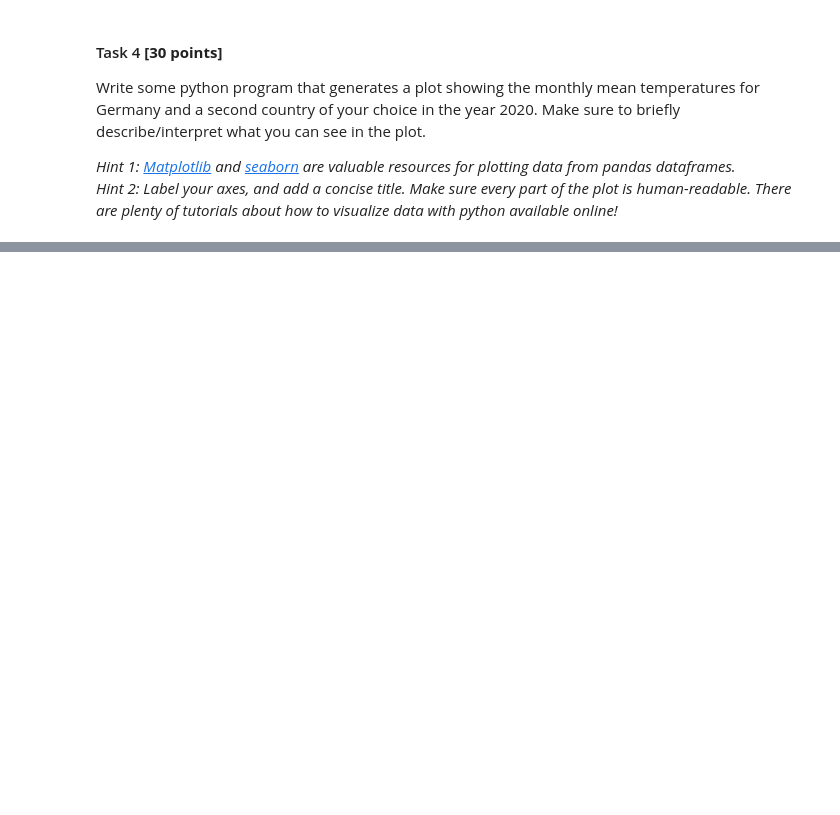
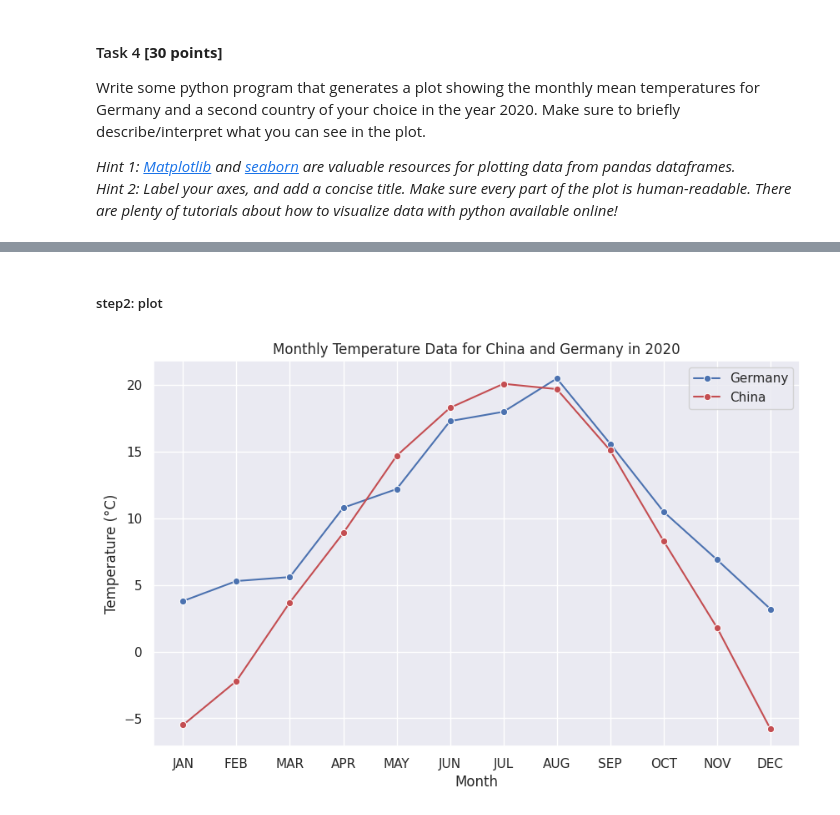
Before and after one commit to CallMeL/ResearchMethod, a Jupyter notebook: RM_A01.ipynb, the cells around one changed output, grey strips where cells are left out. Saved outputs shown, nothing was run; the diff lists cells and outputs as text; code cells hidden in the pictures; blank space fills up the shorter version.

```diff
--- a/RM_A01.ipynb
+++ b/RM_A01.ipynb
@@ -48,3 +50,9 @@ Import the database using appropriate python packages and make sure it has the d
+# %%
+# import packages
+import pandas as pd
+# read file
+path = './data/CRU_data.csv'
+table = pd.read_csv(path)
 # %% [markdown]
 #### Task 2 **[10 points]**
 
@@ -68,0 +156,9 @@ _Hint 2: Label your axes, and add a concise title. Make sure every part of the p
+# %%
+# get the table with only month temperature information
+table_month = table[['COUNTRY', 'YEAR', 'TMP_MEAN_JAN', 'TMP_MEAN_FEB', 'TMP_MEAN_MAR',
+       'TMP_MEAN_APR', 'TMP_MEAN_MAY', 'TMP_MEAN_JUN', 'TMP_MEAN_JUL',
+       'TMP_MEAN_AUG', 'TMP_MEAN_SEP', 'TMP_MEAN_OCT', 'TMP_MEAN_NOV',
+       'TMP_MEAN_DEC']]
+# creat two tables by filtering on COUNTRY and YEAR
+table_germany = table_month[(table_month['COUNTRY']=='GERMANY') & (table_month['YEAR']==2020)]
+table_china = table_month[(table_month['COUNTRY']=='CHINA') & (table_month['YEAR']==2020)]
@@ -68,0 +170,2 @@ _Hint 2: Label your axes, and add a concise title. Make sure every part of the p
+# %% [markdown]
+##### step2: plot
@@ -68,0 +176,22 @@ _Hint 2: Label your axes, and add a concise title. Make sure every part of the p
+# %%
+# create a readable x axis name
+months = ['JAN', 'FEB', 'MAR', 'APR', 'MAY', 'JUN', 'JUL', 'AUG', 'SEP', 'OCT', 'NOV', 'DEC']
+# get the temperatures
+temperatures_germany = [table_germany[f'TMP_MEAN_{month}'].values[0] for month in months]
+temperatures_china = [table_china[f'TMP_MEAN_{month}'].values[0] for month in months]
+# Set Seaborn style
+sns.set(style="darkgrid")
+
+# create a line plot
+plt.figure(figsize=(10, 6))
+# create lines for each country
+sns.lineplot(x=months, y=temperatures_germany, marker='o', color='b',label='Germany')
+sns.lineplot(x=months, y=temperatures_china, marker='o', color='r',label='China')
+# set title and axis lable
+plt.title(f'Monthly Temperature Data for China and Germany in 2020')
+plt.xlabel('Month')
+plt.ylabel('Temperature (°C)')
+# display the plot
+plt.show()
+# %% [output]
+[figure, added]
```
Also changed, not shown: parts of 12 cells of this notebook.
